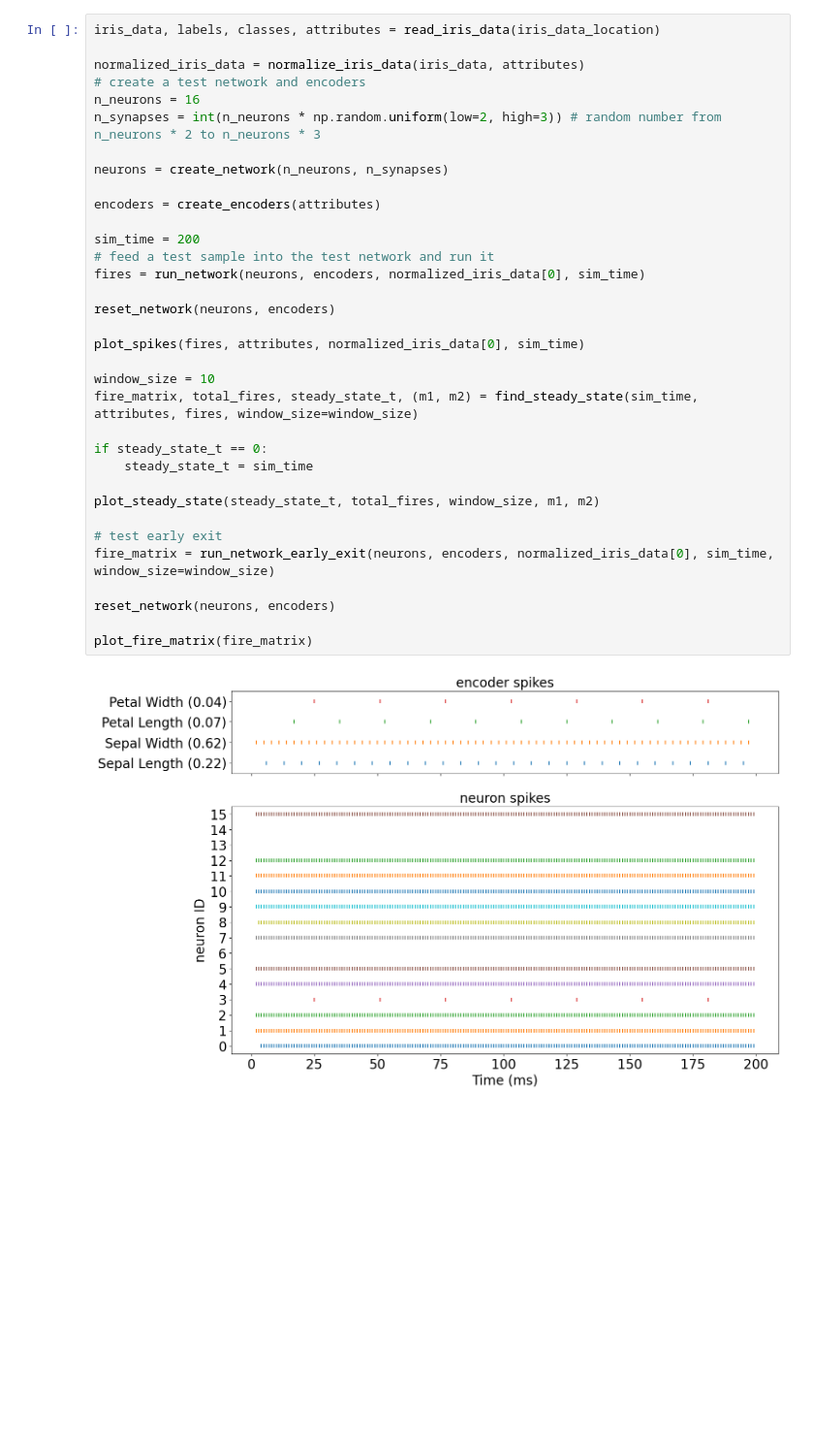
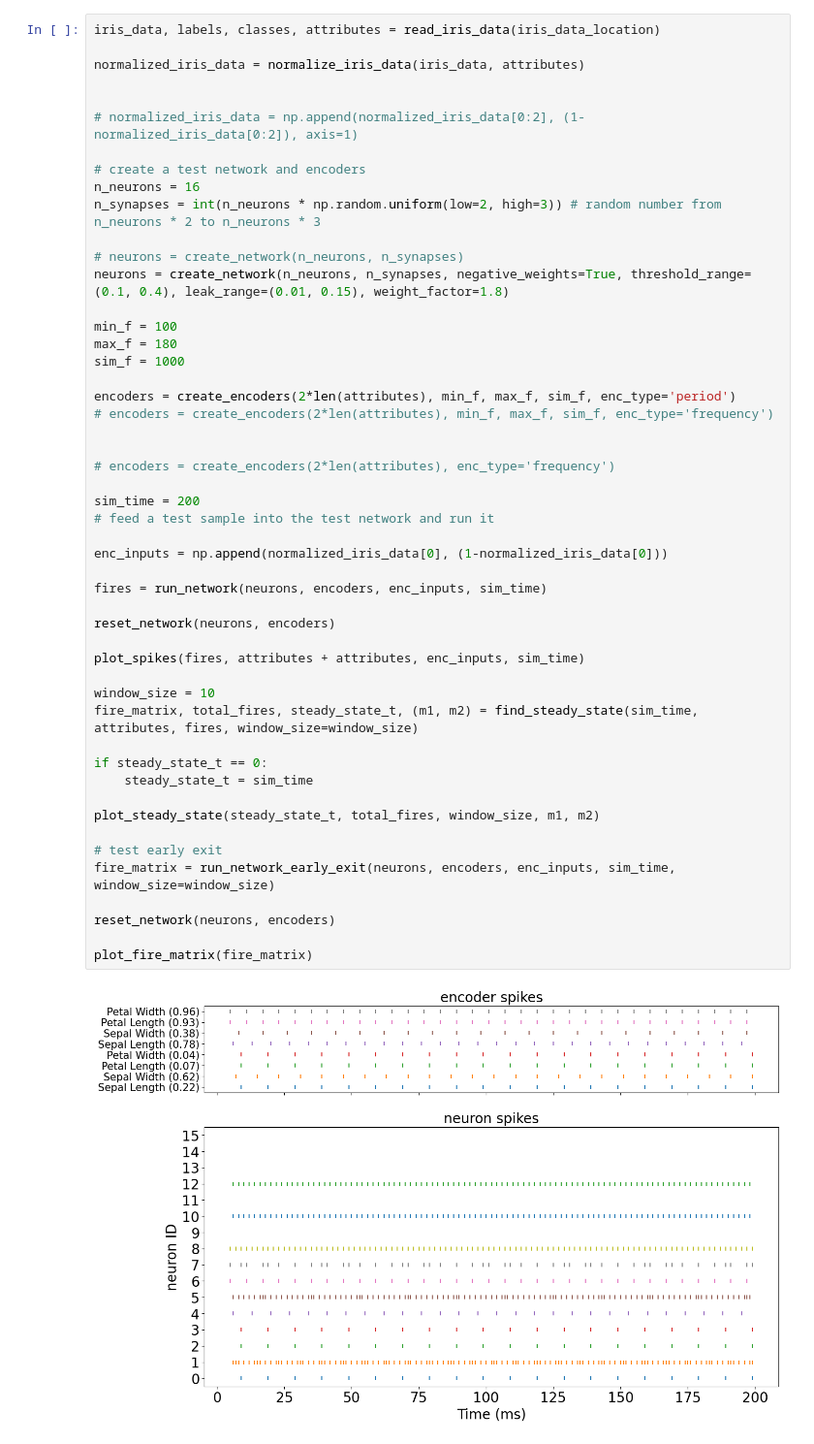
Before and after one commit to rfebbo/SNN_DPE, a Jupyter notebook: demonstration/04_steady_state.ipynb, the cells around one changed output. Shown at 97% size. Saved outputs shown, nothing was run; the diff lists cells and outputs as text; blank space fills up the shorter version.

```diff
--- a/demonstration/04_steady_state.ipynb
+++ b/demonstration/04_steady_state.ipynb
@@ -13,36 +13,52 @@ iris_data_location = '../Data/Iris/iris.data'
 # %%
 iris_data, labels, classes, attributes = read_iris_data(iris_data_location)
 
 normalized_iris_data = normalize_iris_data(iris_data, attributes)
+
+
+# normalized_iris_data = np.append(normalized_iris_data[0:2], (1-normalized_iris_data[0:2]), axis=1)
+
 # create a test network and encoders
 n_neurons = 16
 n_synapses = int(n_neurons * np.random.uniform(low=2, high=3)) # random number from n_neurons * 2 to n_neurons * 3
 
-neurons = create_network(n_neurons, n_synapses)
+# neurons = create_network(n_neurons, n_synapses)
+neurons = create_network(n_neurons, n_synapses, negative_weights=True, threshold_range=(0.1, 0.4), leak_range=(0.01, 0.15), weight_factor=1.8)
 
-encoders = create_encoders(attributes)
+min_f = 100
+max_f = 180
+sim_f = 1000
+
+encoders = create_encoders(2*len(attributes), min_f, max_f, sim_f, enc_type='period')
+# encoders = create_encoders(2*len(attributes), min_f, max_f, sim_f, enc_type='frequency')
+
+
+# encoders = create_encoders(2*len(attributes), enc_type='frequency')
 
 sim_time = 200
 # feed a test sample into the test network and run it
-fires = run_network(neurons, encoders, normalized_iris_data[0], sim_time)
+
+enc_inputs = np.append(normalized_iris_data[0], (1-normalized_iris_data[0]))
+
+fires = run_network(neurons, encoders, enc_inputs, sim_time)
 
 reset_network(neurons, encoders)
 
-plot_spikes(fires, attributes, normalized_iris_data[0], sim_time)
+plot_spikes(fires, attributes + attributes, enc_inputs, sim_time)
 
 window_size = 10
 fire_matrix, total_fires, steady_state_t, (m1, m2) = find_steady_state(sim_time, attributes, fires, window_size=window_size)
 
 if steady_state_t == 0:
     steady_state_t = sim_time
 
 plot_steady_state(steady_state_t, total_fires, window_size, m1, m2)
 
 # test early exit
-fire_matrix = run_network_early_exit(neurons, encoders, normalized_iris_data[0], sim_time, window_size=window_size)
+fire_matrix = run_network_early_exit(neurons, encoders, enc_inputs, sim_time, window_size=window_size)
 
 reset_network(neurons, encoders)
 
 plot_fire_matrix(fire_matrix)
 # %% [output]
-[figure, old version]
+[figure, new version]
```
Also changed, not shown: parts of 2 cells of this notebook, 19 other files.
